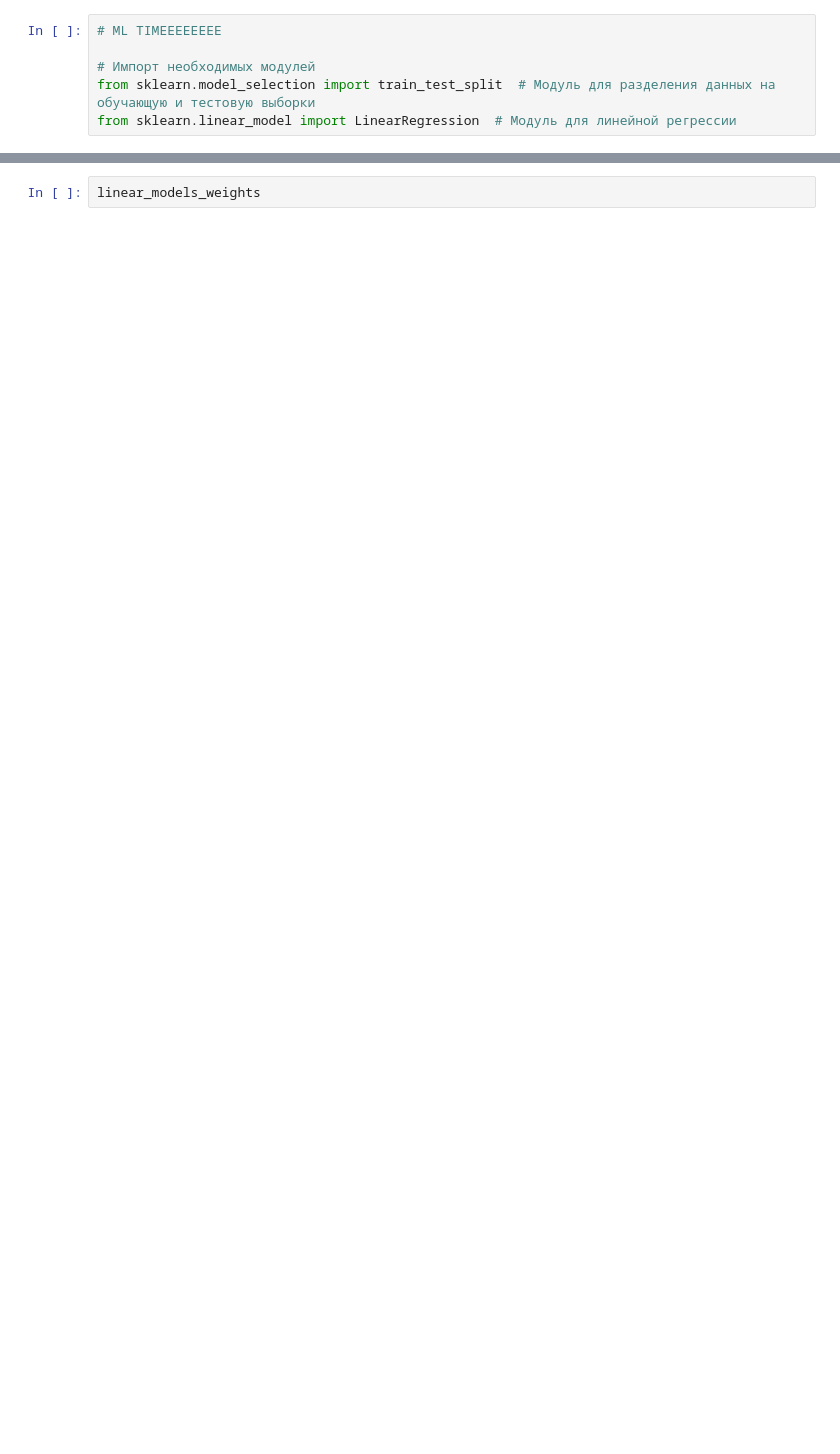
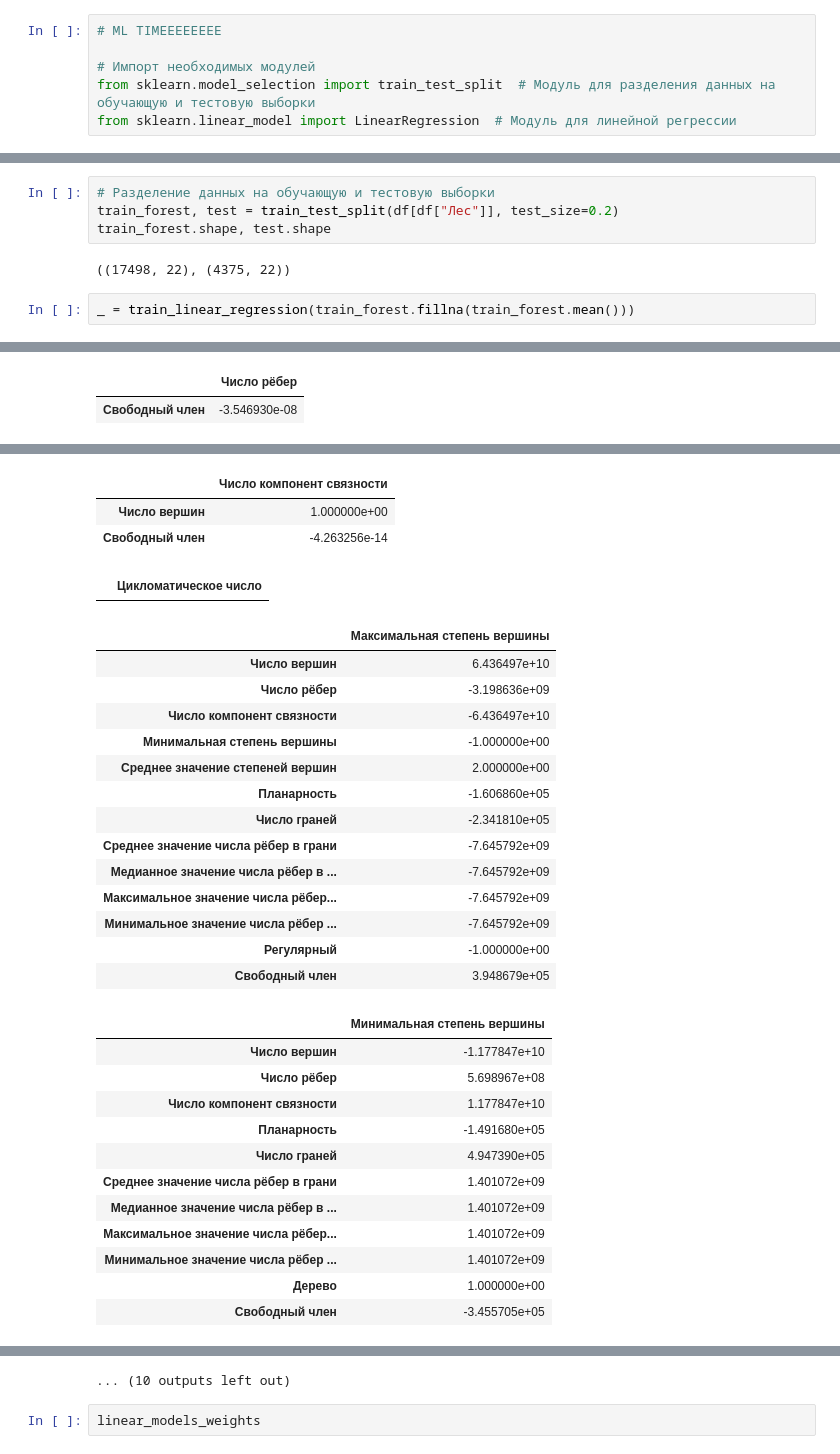
Before and after one commit to Fel1-of/wise-task-research, a Jupyter notebook: main.ipynb, the cells around one changed output, grey strips where cells are left out. Cells and saved outputs as stored; diff of their text form; blank space fills up the shorter version.

```diff
--- a/main.ipynb
+++ b/main.ipynb
@@ -1029,0 +1142,9 @@ for i in range(18):
+# %%
+# Разделение данных на обучающую и тестовую выборки
+train_forest, test = train_test_split(df[df["Лес"]], test_size=0.2)
+train_forest.shape, test.shape
+# %% [output]
+((17498, 22), (4375, 22))
+# %%
+_ = train_linear_regression(train_forest.fillna(train_forest.mean()))
+# %% [output]
@@ -1029,0 +1154,2 @@ for i in range(18):
+|  | Число рёбер |
+| Свободный член | -3.546930e-08 |
@@ -1029,0 +1179,30 @@ for i in range(18):
+|  | Число компонент связности |
+| Число вершин | 1.000000e+00 |
+| Свободный член | -4.263256e-14 |
+|  | Цикломатическое число |
+|  | Максимальная степень вершины |
+| Число вершин | 6.436497e+10 |
+| Число рёбер | -3.198636e+09 |
+| Число компонент связности | -6.436497e+10 |
+| Минимальная степень вершины | -1.000000e+00 |
+| Среднее значение степеней вершин | 2.000000e+00 |
+| Планарность | -1.606860e+05 |
+| Число граней | -2.341810e+05 |
+| Среднее значение числа рёбер в грани | -7.645792e+09 |
+| Медианное значение числа рёбер в ... | -7.645792e+09 |
+| Максимальное значение числа рёбер... | -7.645792e+09 |
+| Минимальное значение числа рёбер ... | -7.645792e+09 |
+| Регулярный | -1.000000e+00 |
+| Свободный член | 3.948679e+05 |
+|  | Минимальная степень вершины |
+| Число вершин | -1.177847e+10 |
+| Число рёбер | 5.698967e+08 |
+| Число компонент связности | 1.177847e+10 |
+| Планарность | -1.491680e+05 |
+| Число граней | 4.947390e+05 |
+| Среднее значение числа рёбер в грани | 1.401072e+09 |
+| Медианное значение числа рёбер в ... | 1.401072e+09 |
+| Максимальное значение числа рёбер... | 1.401072e+09 |
+| Минимальное значение числа рёбер ... | 1.401072e+09 |
+| Дерево | 1.000000e+00 |
+| Свободный член | -3.455705e+05 |
@@ -1030,3 +1257,4 @@ for i in range(18):
+... (10 outputs left out)
 # %%
 linear_models_weights
 # %% [output]
```
Also changed, not shown: parts of 20 cells of this notebook, 3 other files.
